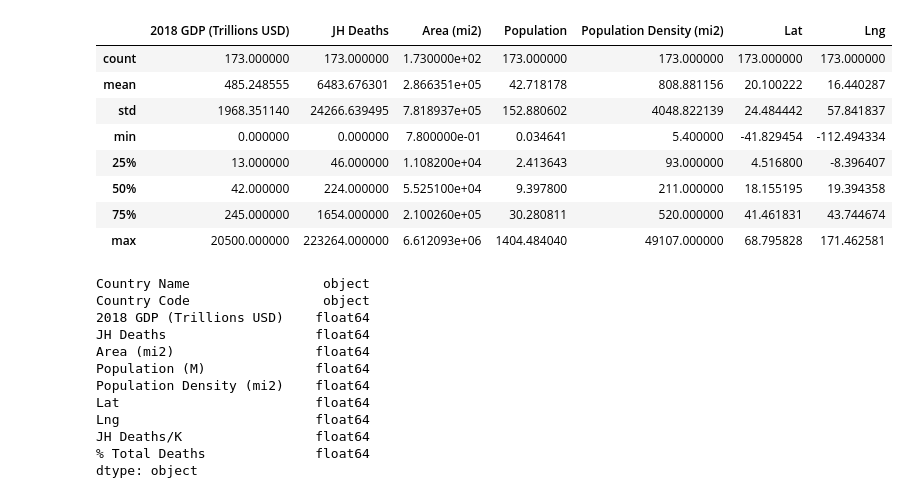
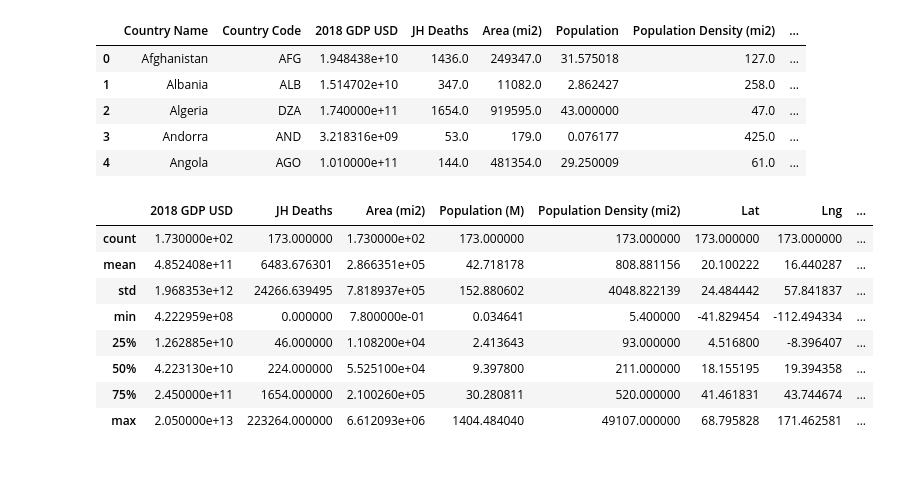
Before and after one commit to mcbien/Project_One, a Jupyter notebook: Project One - Charting.ipynb, the cells around one changed output. Cells and saved outputs as stored; diff of their text form; code cells hidden in the pictures; blank space fills up the shorter version.

```diff
--- a/Project One - Charting.ipynb
+++ b/Project One - Charting.ipynb
@@ -19,40 +19,37 @@ from scipy.stats import linregress
 # %%
 # import clean_country_data.csv from file
 filename = os.path.join("clean_data_files","clean_data_by_country.csv")
 country_data  = pd.read_csv(filename)
 del country_data["Unnamed: 0"]
 del country_data["JH Confirmed"]
 del country_data["JH Recovered"]
-country_data.describe()
+country_data.head()
 # %% [output]
-|  | 2018 GDP (Trillions USD) | JH Deaths | Area (mi2) | Population | Population Density (mi2) | Lat | Lng |
-| count | 173.000000 | 173.000000 | 1.730000e+02 | 173.000000 | 173.000000 | 173.000000 | 173.000000 |
-| mean | 485.248555 | 6483.676301 | 2.866351e+05 | 42.718178 | 808.881156 | 20.100222 | 16.440287 |
-| std | 1968.351140 | 24266.639495 | 7.818937e+05 | 152.880602 | 4048.822139 | 24.484442 | 57.841837 |
-| min | 0.000000 | 0.000000 | 7.800000e-01 | 0.034641 | 5.400000 | -41.829454 | -112.494334 |
-| 25% | 13.000000 | 46.000000 | 1.108200e+04 | 2.413643 | 93.000000 | 4.516800 | -8.396407 |
-| 50% | 42.000000 | 224.000000 | 5.525100e+04 | 9.397800 | 211.000000 | 18.155195 | 19.394358 |
-| 75% | 245.000000 | 1654.000000 | 2.100260e+05 | 30.280811 | 520.000000 | 41.461831 | 43.744674 |
-| max | 20500.000000 | 223264.000000 | 6.612093e+06 | 1404.484040 | 49107.000000 | 68.795828 | 171.462581 |
+|  | Country Name | Country Code | 2018 GDP USD | JH Deaths | Area (mi2) | Population | Population Density (mi2) | ... |
+| 0 | Afghanistan | AFG | 1.948438e+10 | 1436.0 | 249347.0 | 31.575018 | 127.0 | ... |
+| 1 | Albania | ALB | 1.514702e+10 | 347.0 | 11082.0 | 2.862427 | 258.0 | ... |
+| 2 | Algeria | DZA | 1.740000e+11 | 1654.0 | 919595.0 | 43.000000 | 47.0 | ... |
+| 3 | Andorra | AND | 3.218316e+09 | 53.0 | 179.0 | 0.076177 | 425.0 | ... |
+| 4 | Angola | AGO | 1.010000e+11 | 144.0 | 481354.0 | 29.250009 | 61.0 | ... |
 # %%
 # Formatting and renaming
-country_data["JH Deaths/K"] = country_data["JH Deaths"]/1000
-country_data["% Total Deaths"] = country_data["JH Deaths"]/country_data["JH Deaths"].sum()
+country_data["JH Deaths (K)"] = country_data["JH Deaths"]/1000
+country_data["% Total Deaths"] = (country_data["JH Deaths"]/country_data["JH Deaths"].sum())*100
+country_data["2018 GDP (100T)"] = country_data["2018 GDP USD"]/100000000000
+country_data["2018 GDP(M)"] = country_data["2018 GDP USD"]/1000000
+country_data["2018 GDP(T)"] = country_data["2018 GDP USD"]/1000000000
 country_data.rename(columns={"Population": "Population (M)"}, inplace=True)
-country_data.dtypes
+country_data.describe()
 # %% [output]
-Country Name                 object
-Country Code                 object
-2018 GDP (Trillions USD)    float64
-JH Deaths                   float64
-Area (mi2)                  float64
-Population (M)              float64
-Population Density (mi2)    float64
-Lat                         float64
-Lng                         float64
-JH Deaths/K                 float64
-% Total Deaths              float64
-dtype: object
+|  | 2018 GDP USD | JH Deaths | Area (mi2) | Population (M) | Population Density (mi2) | Lat | Lng | ... |
+| count | 1.730000e+02 | 173.000000 | 1.730000e+02 | 173.000000 | 173.000000 | 173.000000 | 173.000000 | ... |
+| mean | 4.852408e+11 | 6483.676301 | 2.866351e+05 | 42.718178 | 808.881156 | 20.100222 | 16.440287 | ... |
+| std | 1.968353e+12 | 24266.639495 | 7.818937e+05 | 152.880602 | 4048.822139 | 24.484442 | 57.841837 | ... |
+| min | 4.222959e+08 | 0.000000 | 7.800000e-01 | 0.034641 | 5.400000 | -41.829454 | -112.494334 | ... |
+| 25% | 1.262885e+10 | 46.000000 | 1.108200e+04 | 2.413643 | 93.000000 | 4.516800 | -8.396407 | ... |
+| 50% | 4.223130e+10 | 224.000000 | 5.525100e+04 | 9.397800 | 211.000000 | 18.155195 | 19.394358 | ... |
+| 75% | 2.450000e+11 | 1654.000000 | 2.100260e+05 | 30.280811 | 520.000000 | 41.461831 | 43.744674 | ... |
+| max | 2.050000e+13 | 223264.000000 | 6.612093e+06 | 1404.484040 | 49107.000000 | 68.795828 | 171.462581 | ... |
 # %%
 #Create gmap visualization of COVID deaths by country
 # access maps with unique API key
```
Also changed, not shown: parts of 6 cells of this notebook, 6 other files.
